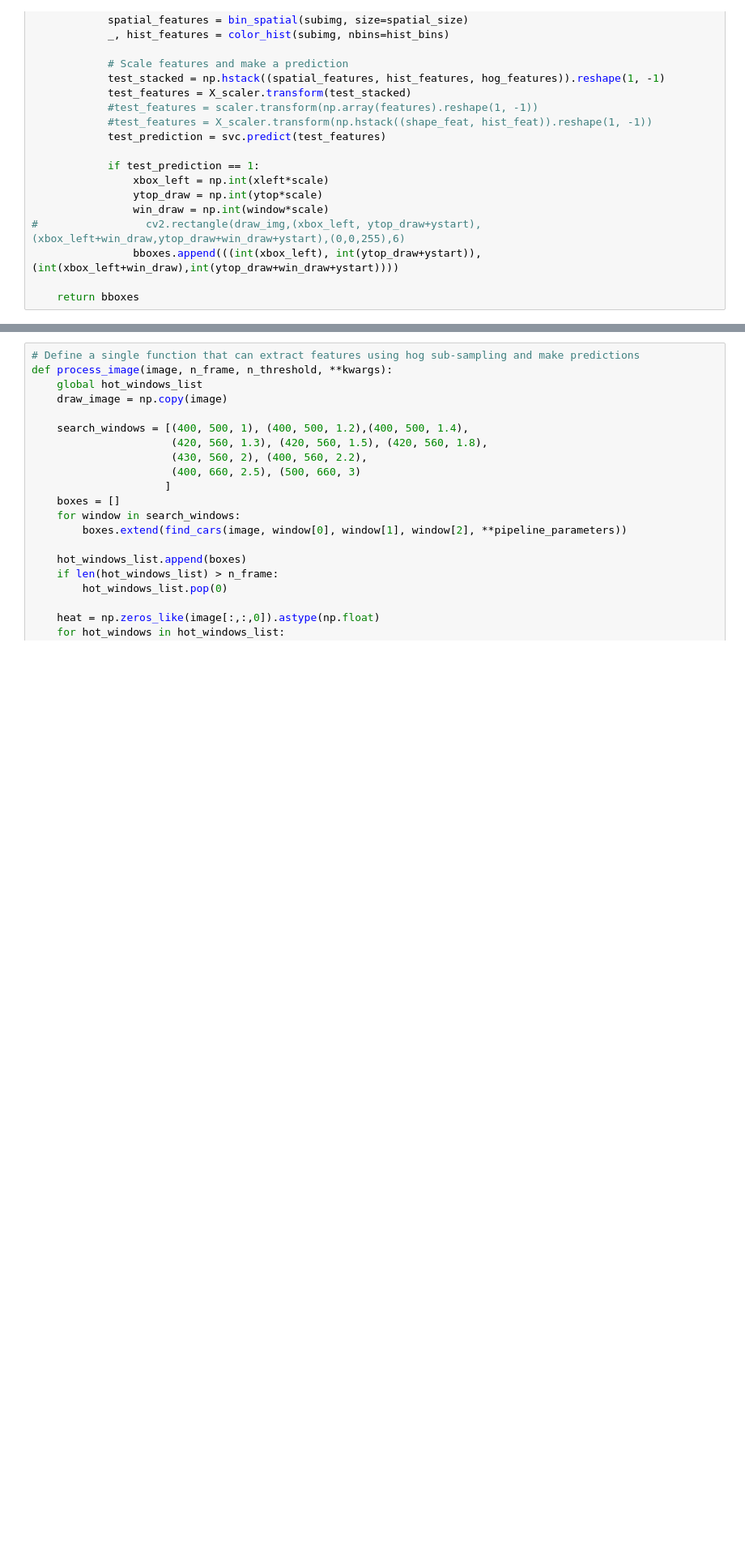
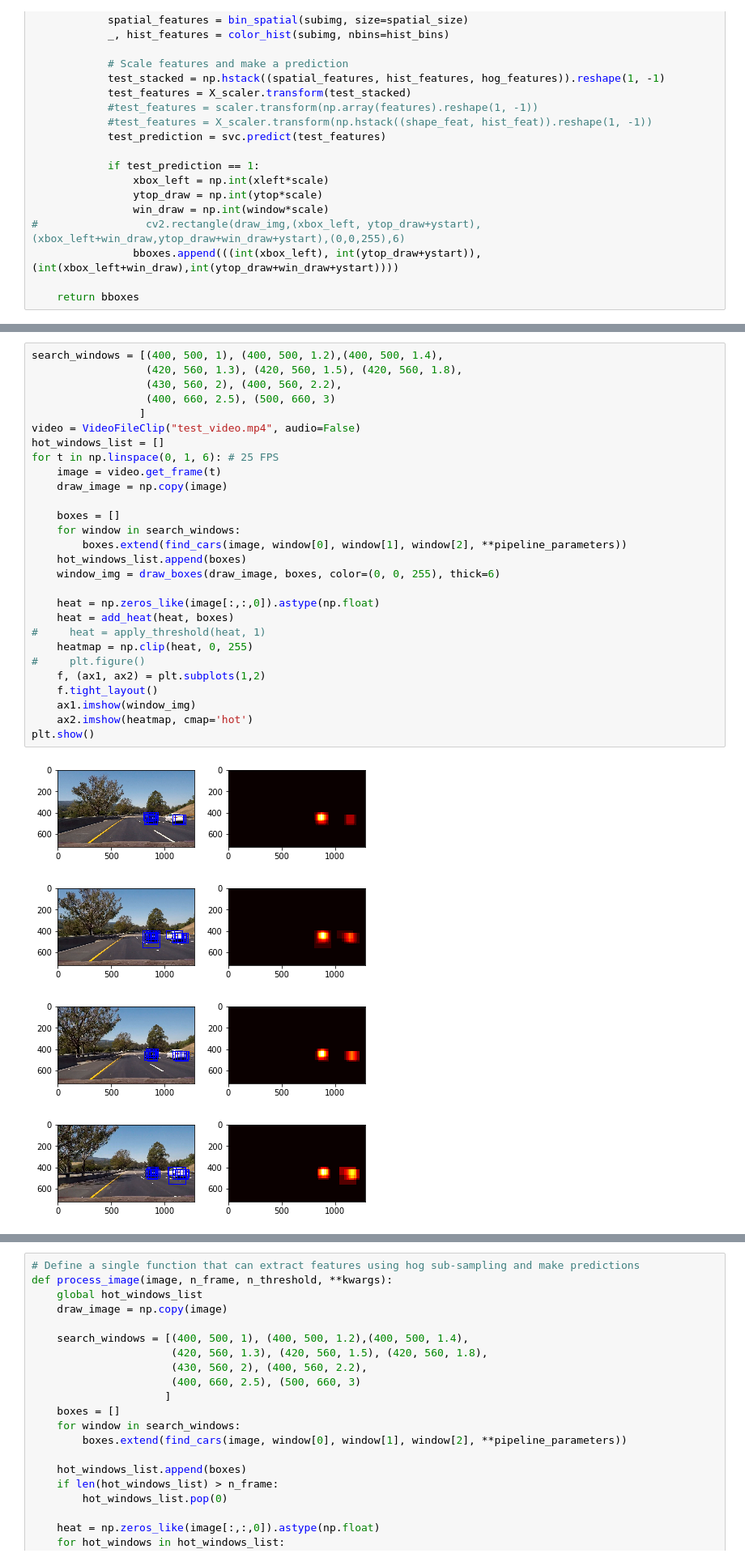
Before and after one commit to shuangxia/self-driving-car-engineer, a Jupyter notebook: P5-submission/vehicles_detection.ipynb, the cells around one changed output, grey strips where cells are left out. Shown at 81% size. Drawn from its saved outputs; the diff is of its cells as text; blank space fills up the shorter version.

Commit message:
upload video

```diff
--- a/P5-submission/vehicles_detection.ipynb
+++ b/P5-submission/vehicles_detection.ipynb
@@ -451,0 +396,33 @@ def detect_cars(image):
+# %%
+search_windows = [(400, 500, 1), (400, 500, 1.2),(400, 500, 1.4),
+                  (420, 560, 1.3), (420, 560, 1.5), (420, 560, 1.8),
+                  (430, 560, 2), (400, 560, 2.2),
+                  (400, 660, 2.5), (500, 660, 3)
+                 ]
+video = VideoFileClip("test_video.mp4", audio=False)
+hot_windows_list = []
+for t in np.linspace(0, 1, 6): # 25 FPS
+    image = video.get_frame(t)
+    draw_image = np.copy(image)
+
+    boxes = []
+    for window in search_windows:
+        boxes.extend(find_cars(image, window[0], window[1], window[2], **pipeline_parameters))
+    hot_windows_list.append(boxes)
+    window_img = draw_boxes(draw_image, boxes, color=(0, 0, 255), thick=6)
+
+    heat = np.zeros_like(image[:,:,0]).astype(np.float)
+    heat = add_heat(heat, boxes)
+#     heat = apply_threshold(heat, 1)
+    heatmap = np.clip(heat, 0, 255)
+#     plt.figure()
+    f, (ax1, ax2) = plt.subplots(1,2)
+    f.tight_layout()
+    ax1.imshow(window_img)
+    ax2.imshow(heatmap, cmap='hot')
+plt.show()
+# %% [output]
+[figure, added]
+[figure, added]
+[figure, added]
+[figure, added]
```
Also changed, not shown: parts of 8 cells of this notebook, 6 other files.
